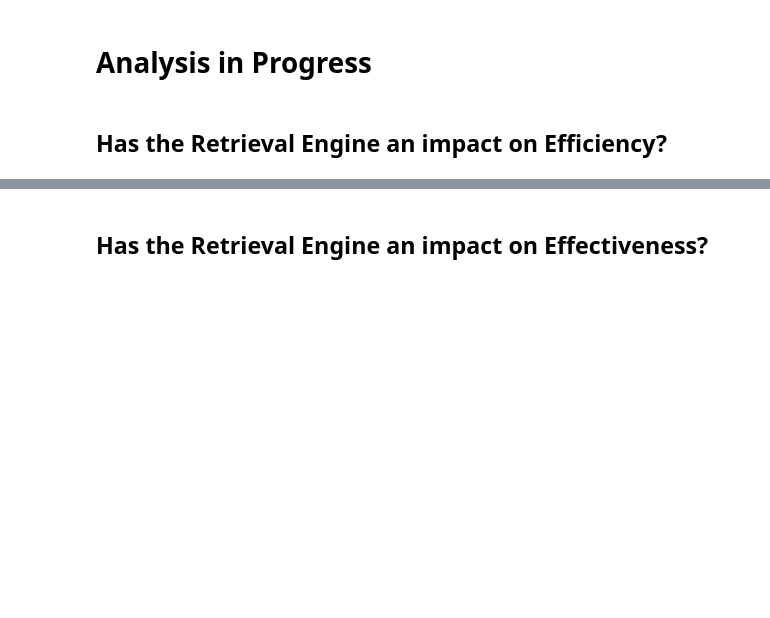
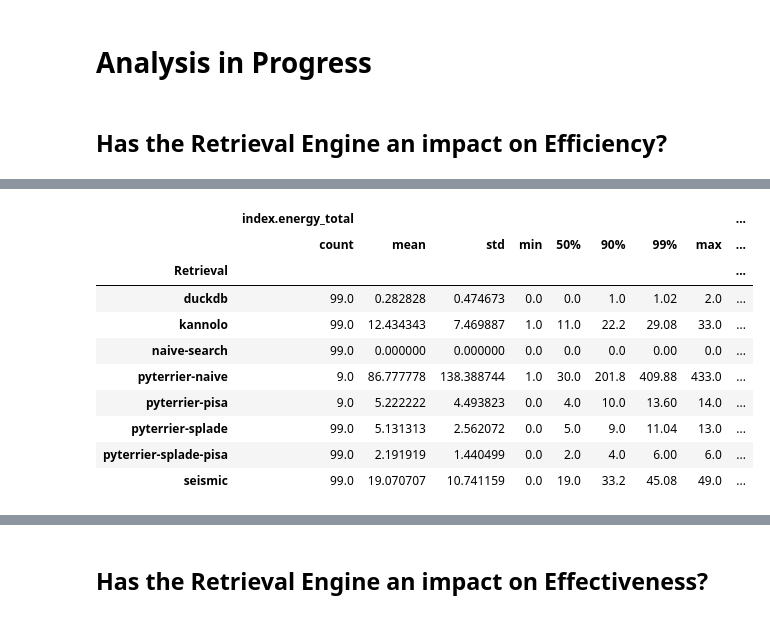
Before and after one commit to hscells/lsr-benchmark, a Jupyter notebook: step-04-evaluation/analysis-in-progress.ipynb, the cells around one changed output, grey strips where cells are left out. Cells and saved outputs as stored; diff of their text form; code cells hidden in the pictures; blank space fills up the shorter version.

```diff
--- a/step-04-evaluation/analysis-in-progress.ipynb
+++ b/step-04-evaluation/analysis-in-progress.ipynb
@@ -22,3 +25,14 @@ df[['Retrieval', "index.runtime_wallclock", "retrieval.runtime_wallclock"]].grou
 # %%
-# TODO: this is wrong, lsr-benchmark retrieval experiments likely was executed without privileged mode, so that the tirex-tracker could not track energy.
-# df[['Retrieval', "index.energy_total", "retrieval.energy_total"]].groupby("Retrieval").describe()
+df[['Retrieval', "index.energy_total", "retrieval.energy_total"]].groupby("Retrieval").describe(percentiles=[0.5, .9, .99])
+# %% [output]
+|  | index.energy_total |  |  |  |  |  |  |  | ... |
+|  | count | mean | std | min | 50% | 90% | 99% | max | ... |
+| Retrieval |  |  |  |  |  |  |  |  | ... |
+| duckdb | 99.0 | 0.282828 | 0.474673 | 0.0 | 0.0 | 1.0 | 1.02 | 2.0 | ... |
+| kannolo | 99.0 | 12.434343 | 7.469887 | 1.0 | 11.0 | 22.2 | 29.08 | 33.0 | ... |
+| naive-search | 99.0 | 0.000000 | 0.000000 | 0.0 | 0.0 | 0.0 | 0.00 | 0.0 | ... |
+| pyterrier-naive | 9.0 | 86.777778 | 138.388744 | 1.0 | 30.0 | 201.8 | 409.88 | 433.0 | ... |
+| pyterrier-pisa | 9.0 | 5.222222 | 4.493823 | 0.0 | 4.0 | 10.0 | 13.60 | 14.0 | ... |
+| pyterrier-splade | 99.0 | 5.131313 | 2.562072 | 0.0 | 5.0 | 9.0 | 11.04 | 13.0 | ... |
+| pyterrier-splade-pisa | 99.0 | 2.191919 | 1.440499 | 0.0 | 2.0 | 4.0 | 6.00 | 6.0 | ... |
+| seismic | 99.0 | 19.070707 | 10.741159 | 0.0 | 19.0 | 33.2 | 45.08 | 49.0 | ... |
```
Also changed, not shown: parts of 10 cells of this notebook, 4 other files.
